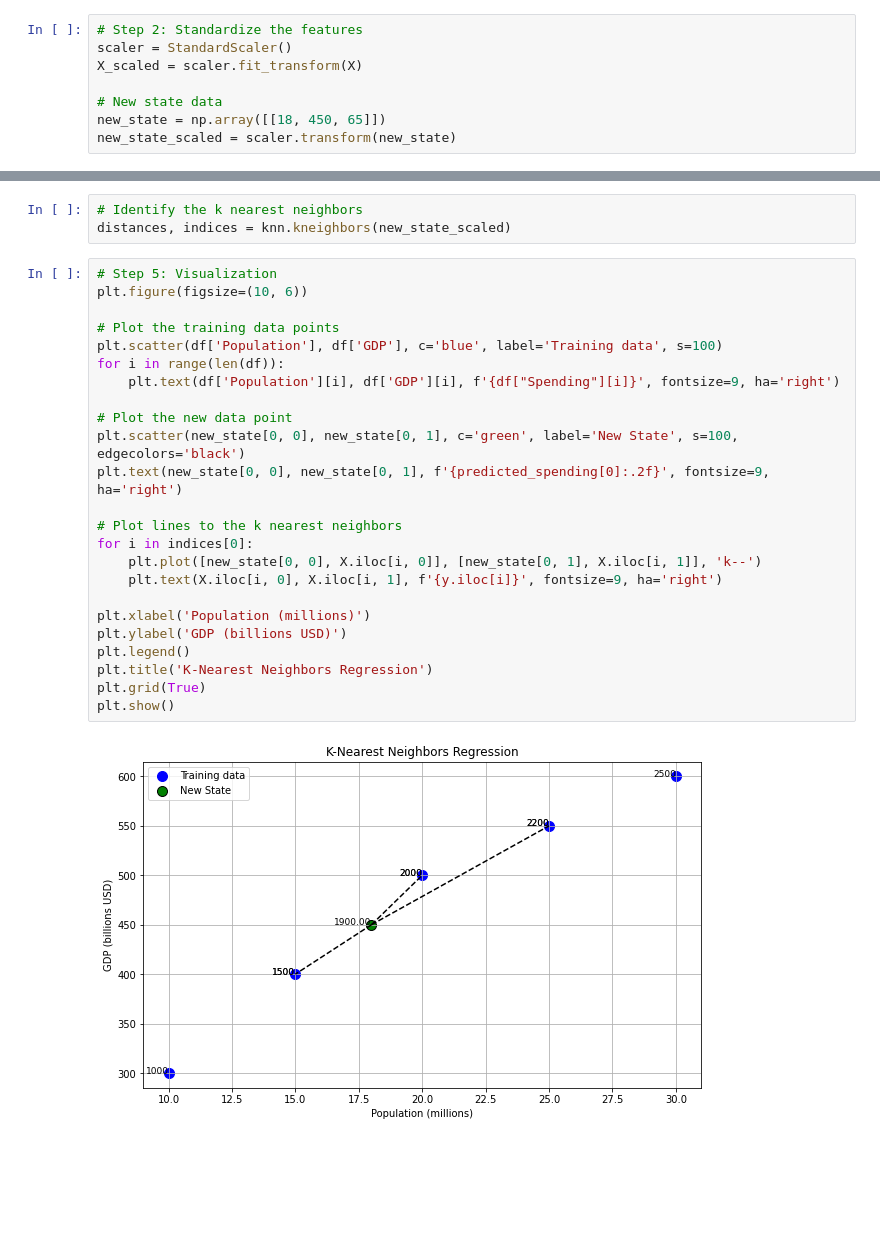
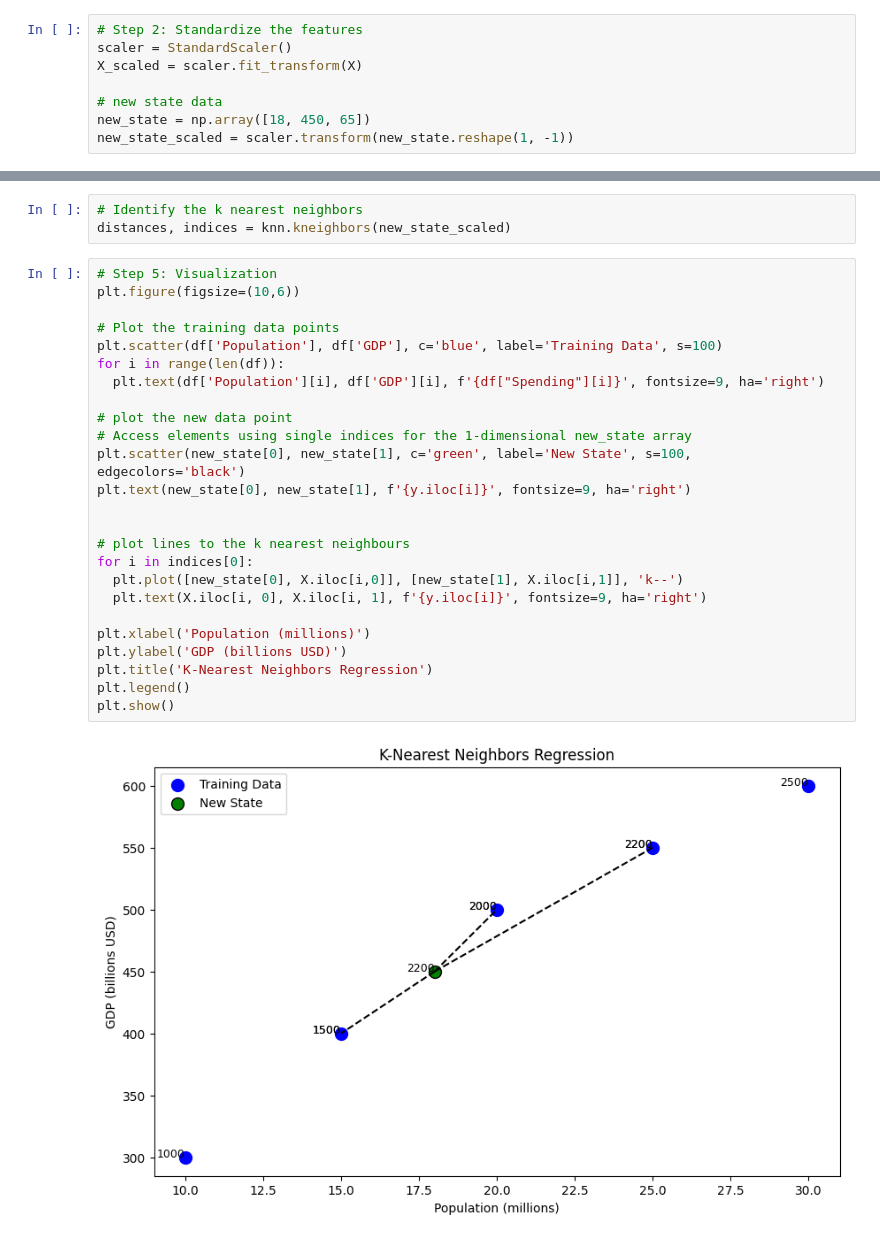
Before and after one commit to CoiferousYogi/ASAP_Imp_Notes_For_ML, a Jupyter notebook: 05-Regression/01-KNN Regression Algorithm.ipynb, the cells around one changed output, grey strips where cells are left out. Saved outputs shown, nothing was run; the diff lists cells and outputs as text; blank space fills up the shorter version.

```diff
--- a/05-Regression/01-KNN Regression Algorithm.ipynb
+++ b/05-Regression/01-KNN Regression Algorithm.ipynb
@@ -192,6 +189,6 @@ y = df['Spending']
 scaler = StandardScaler()
 X_scaled = scaler.fit_transform(X)
 
-# New state data
-new_state = np.array([[18, 450, 65]])
-new_state_scaled = scaler.transform(new_state)
+# new state data
+new_state = np.array([18, 450, 65])
+new_state_scaled = scaler.transform(new_state.reshape(1, -1))
@@ -217,27 +221,28 @@ Predicted annual spending on public infrastructure: 1900.00 million USD
 distances, indices = knn.kneighbors(new_state_scaled)
 # %%
 # Step 5: Visualization
-plt.figure(figsize=(10, 6))
+plt.figure(figsize=(10,6))
 
 # Plot the training data points
-plt.scatter(df['Population'], df['GDP'], c='blue', label='Training data', s=100)
+plt.scatter(df['Population'], df['GDP'], c='blue', label='Training Data', s=100)
 for i in range(len(df)):
-    plt.text(df['Population'][i], df['GDP'][i], f'{df["Spending"][i]}', fontsize=9, ha='right')
+  plt.text(df['Population'][i], df['GDP'][i], f'{df["Spending"][i]}', fontsize=9, ha='right')
 
-# Plot the new data point
-plt.scatter(new_state[0, 0], new_state[0, 1], c='green', label='New State', s=100, edgecolors='black')
-plt.text(new_state[0, 0], new_state[0, 1], f'{predicted_spending[0]:.2f}', fontsize=9, ha='right')
+# plot the new data point
+# Access elements using single indices for the 1-dimensional new_state array
+plt.scatter(new_state[0], new_state[1], c='green', label='New State', s=100, edgecolors='black')
+plt.text(new_state[0], new_state[1], f'{y.iloc[i]}', fontsize=9, ha='right')
 
-# Plot lines to the k nearest neighbors
+
+# plot lines to the k nearest neighbours
 for i in indices[0]:
-    plt.plot([new_state[0, 0], X.iloc[i, 0]], [new_state[0, 1], X.iloc[i, 1]], 'k--')
-    plt.text(X.iloc[i, 0], X.iloc[i, 1], f'{y.iloc[i]}', fontsize=9, ha='right')
+  plt.plot([new_state[0], X.iloc[i,0]], [new_state[1], X.iloc[i,1]], 'k--')
+  plt.text(X.iloc[i, 0], X.iloc[i, 1], f'{y.iloc[i]}', fontsize=9, ha='right')
 
 plt.xlabel('Population (millions)')
 plt.ylabel('GDP (billions USD)')
+plt.title('K-Nearest Neighbors Regression')
 plt.legend()
-plt.title('K-Nearest Neighbors Regression')
-plt.grid(True)
 plt.show()
 # %% [output]
-[figure, old version]
+[figure, new version]
```
Also changed, not shown: parts of 5 cells of this notebook.
